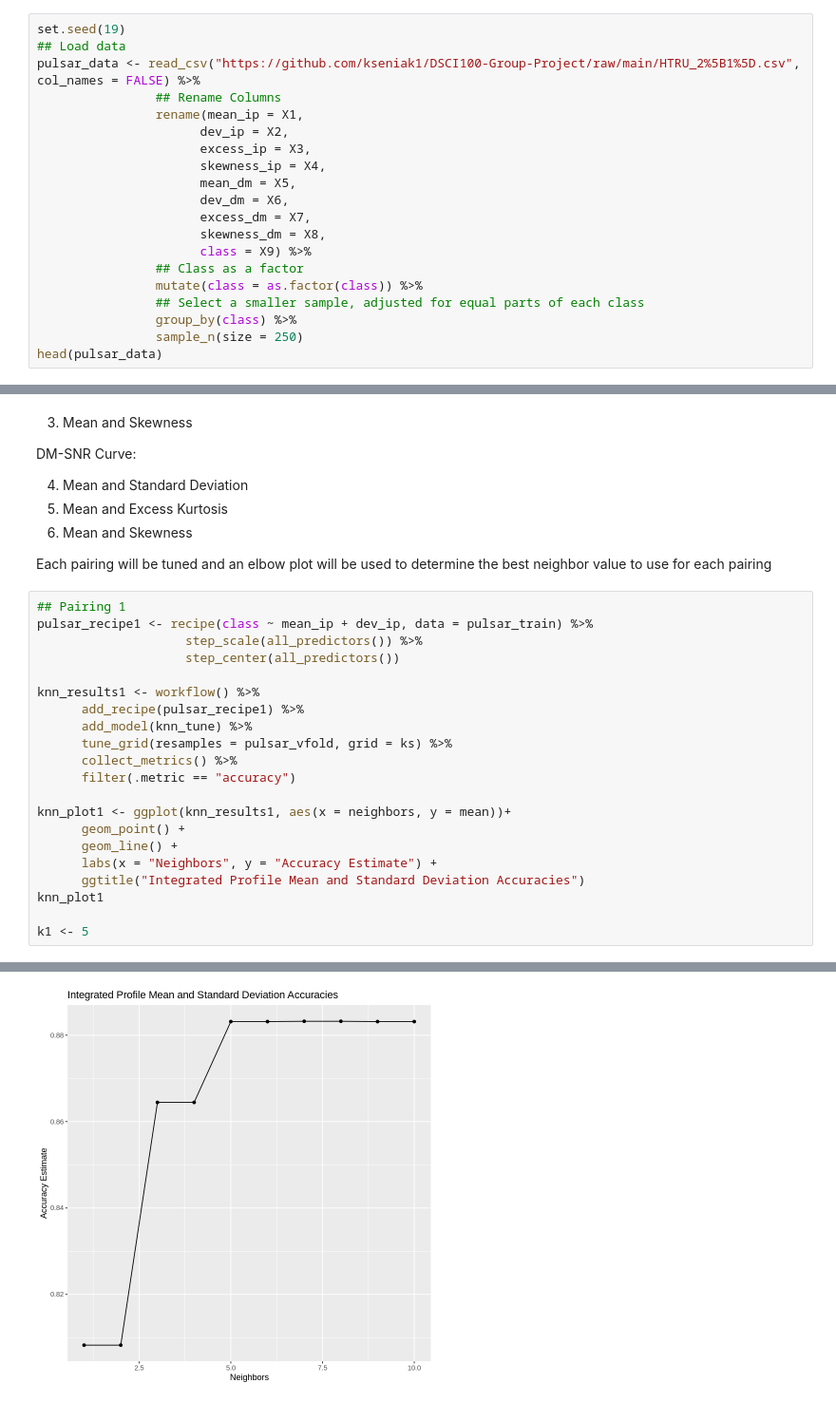
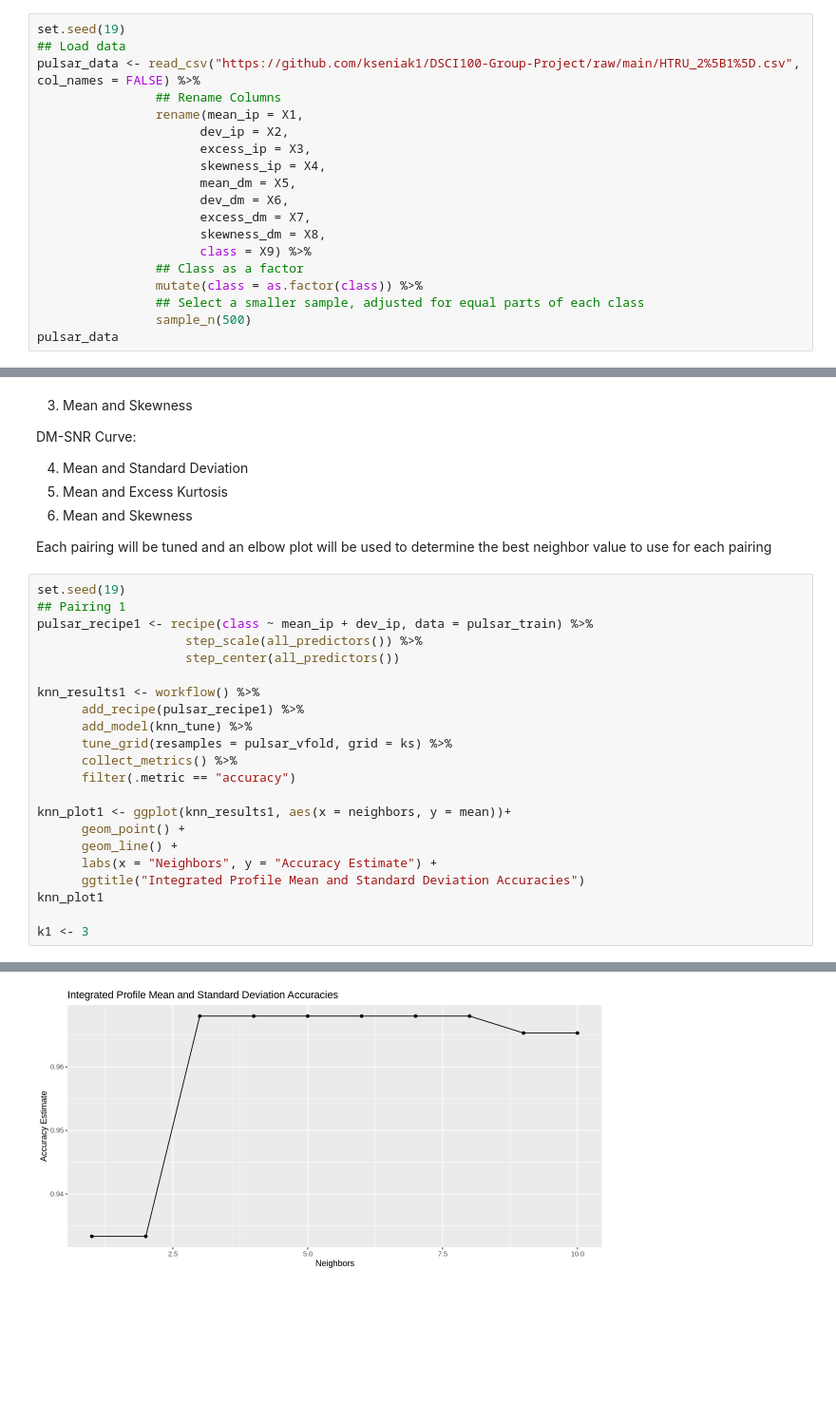
Before and after one commit to kseniak1/DSCI100-Project, a Jupyter notebook: Ksenia_notebook.ipynb, the cells around one changed output, grey strips where cells are left out. Shown at 95% size. Cells and saved outputs as stored; diff of their text form; blank space fills up the shorter version.

```diff
--- a/Ksenia_notebook.ipynb
+++ b/Ksenia_notebook.ipynb
@@ -38,9 +20,8 @@ pulsar_data <- read_csv("https://github.com/kseniak1/DSCI100-Group-Project/raw/m
                 ## Class as a factor
                 mutate(class = as.factor(class)) %>%
                 ## Select a smaller sample, adjusted for equal parts of each class
-                group_by(class) %>%
-                sample_n(size = 250)
-head(pulsar_data)
+                sample_n(500)
+pulsar_data
 # %% [output]
 Parsed with column specification:
 cols(
@@ -116,6 +107,7 @@ DM-SNR Curve:
 
 Each pairing will be tuned and an elbow plot will be used to determine the best neighbor value to use for each pairing
 # %%
+set.seed(19)
 ## Pairing 1
 pulsar_recipe1 <- recipe(class ~ mean_ip + dev_ip, data = pulsar_train) %>%
                     step_scale(all_predictors()) %>%
@@ -135,5 +127,5 @@ knn_plot1 <- ggplot(knn_results1, aes(x = neighbors, y = mean))+
       ggtitle("Integrated Profile Mean and Standard Deviation Accuracies")
 knn_plot1
 
-k1 <- 5
+k1 <- 3
 # %% [output]
@@ -153,2 +132,2 @@ A tibble: 10 × 7
-[figure, old version]
+[figure, new version]
 # %%
```
Also changed, not shown: parts of 8 cells of this notebook.
